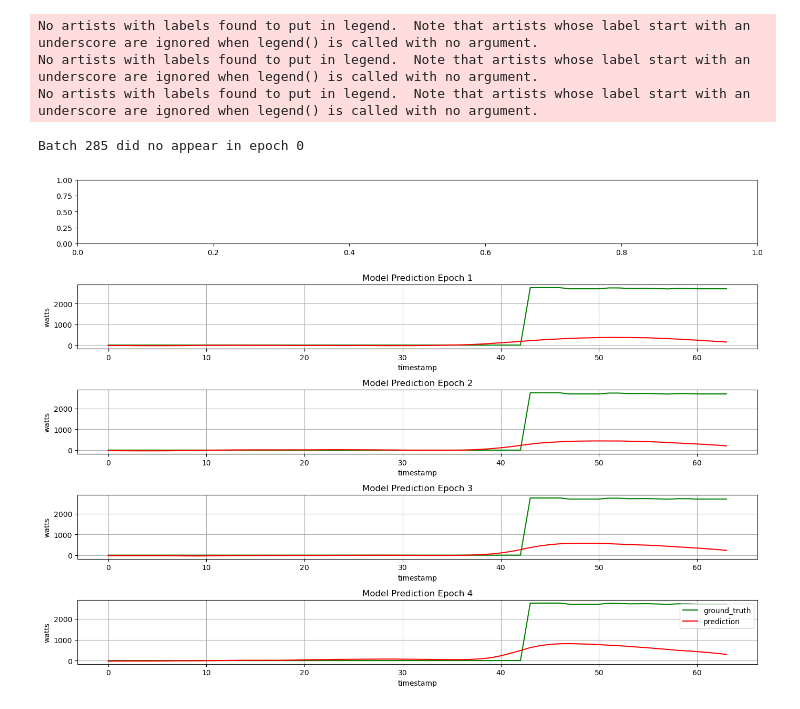
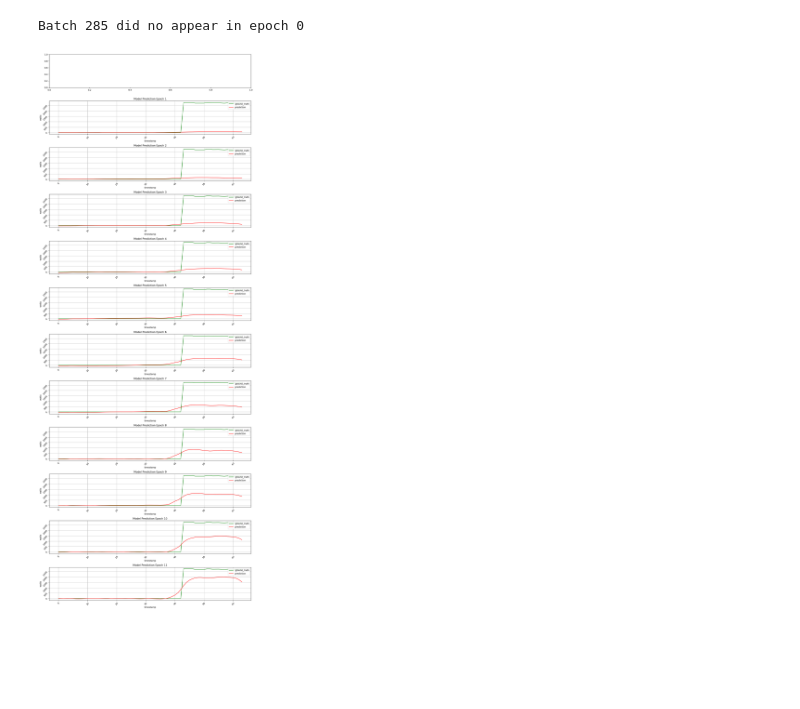
Before and after one commit to mahnoor-shahid/seq2point, a Jupyter notebook: experiments_report.ipynb, the cells around one changed output. Drawn from its saved outputs; the diff is of its cells as text; code cells hidden in the pictures; blank space fills up the shorter version.

```diff
--- a/experiments_report.ipynb
+++ b/experiments_report.ipynb
@@ -5,41 +5,38 @@ import matplotlib.pyplot as plt
 # %%
 appliance = 'KETTLE'
 train_set = '[2]'
-epochs = np.arange(0,5)
+epochs = 12
 batch = 285
 # %%
-
 def get_data_to_plot(epoch):
     try:
         tmp_df = pd.read_csv(f'experiments/{appliance}/{train_set}/training/epoch_{epoch}_batch_{batch}.csv')
-        time = tmp_df['time'].values
-        gt = tmp_df['ground_truth'].values
-        pred = tmp_df['prediction'].values
+        # tmp_df.index = tmp_df['time']
+        time = tmp_df['time']
+        gt = tmp_df['ground_truth']
+        pred = tmp_df['prediction']
         return [time, gt, pred]
     except Exception:
         return 0
 
-fig, axs = plt.subplots(nrows=len(epochs), figsize=(14,len(epochs)*2), sharex=False, sharey=False)
+fig, axs = plt.subplots(nrows=epochs, figsize=(14,epochs*3), sharex=False, sharey=False)
 
-for epoch in epochs:
+for epoch in np.arange(0,epochs):
     data = get_data_to_plot(epoch)
     if data == 0:
         print(f"Batch {batch} did no appear in epoch {epoch}")
     else:
-        x=data[0],
-        y1=data[1]
+        y1 = data[1]
         y2 = data[2]
         axs[epoch].plot(y1, color = 'green', label = 'ground_truth')
         axs[epoch].plot(y2, color = 'red', label = 'prediction')
         axs[epoch].set_title(f'Model Prediction Epoch {epoch}')
         axs[epoch].set_xlabel('timestamp')
         axs[epoch].set_ylabel('watts')
+        axs[epoch].tick_params(rotation=50)
         axs[epoch].grid(True)
-        plt.legend(loc='upper right')
+        axs[epoch].legend(loc='upper right')
         fig.tight_layout()
 # %% [output]
-No artists with labels found to put in legend.  Note that artists whose label start with an underscore are ignored when legend() is called with no argument.
-No artists with labels found to put in legend.  Note that artists whose label start with an underscore are ignored when legend() is called with no argument.
-No artists with labels found to put in legend.  Note that artists whose label start with an underscore are ignored when legend() is called with no argument.
+Batch 285 did no appear in epoch 0
-Batch 285 did no appear in epoch 0
-[figure, old version]
+[figure, new version]
```
Also changed, not shown: 4 other files.
